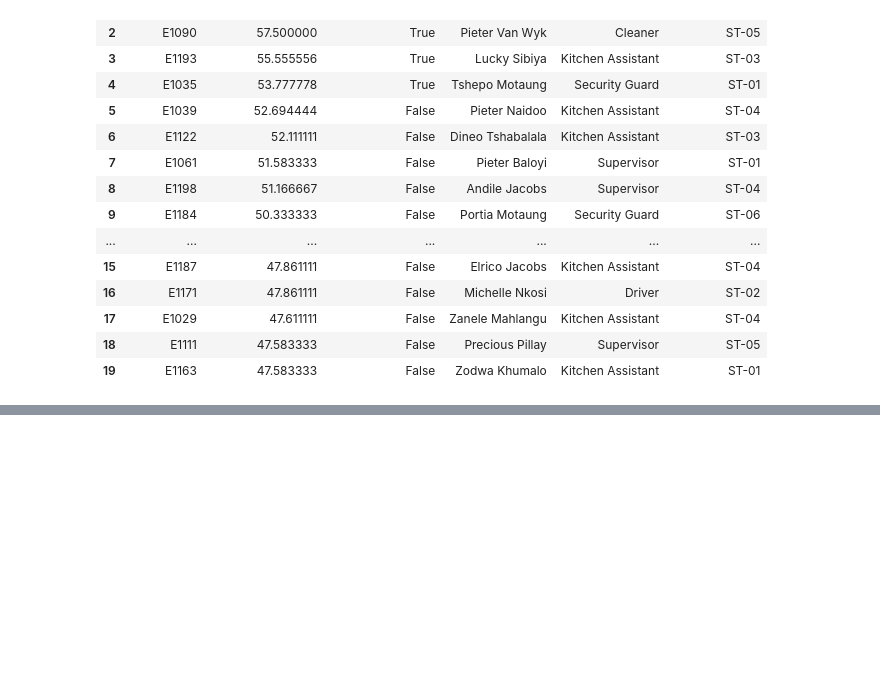
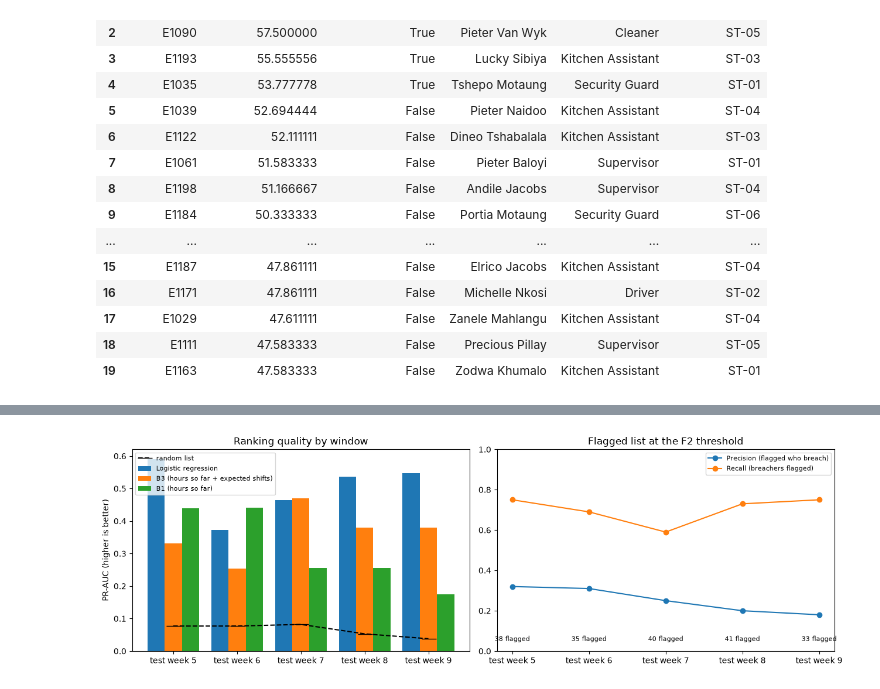
Before and after one commit to MistryDev09/JemTechnical, a Jupyter notebook: data_modeling.ipynb, the cells around one changed output, grey strips where cells are left out. Cells and saved outputs as stored; diff of their text form; code cells hidden in the pictures; blank space fills up the shorter version.

```diff
--- a/data_modeling.ipynb
+++ b/data_modeling.ipynb
@@ -239,0 +293,15 @@ predicted breaches: people 33 | employee IDs 38 of 213
+# %%
+rng = np.random.default_rng(0)
+sample = labelled.sample(40, random_state=0)
+for r in sample.itertuples():
+    mine = seg_base[(seg_base.person_key == r.person_key) & (seg_base.week_start == r.week_start)]
+    so_far = mine[mine.shift_date <= r.week_start + pd.Timedelta(days=OFFSET)]
+    assert abs(so_far.hours.sum() - r.hours_so_far) < 1e-9, "hours_so_far mismatch"
+    assert so_far.shift_id.nunique() == r.shifts_so_far
+    assert (so_far.shift_date <= r.week_start + pd.Timedelta(days=OFFSET)).all()      # nothing after the cutoff
+    prior = seg_base[(seg_base.person_key == r.person_key) & (seg_base.week_start < r.week_start)]
+    n_prior_weeks = int(r.n_prior_weeks)
+    assert abs(prior.hours.sum() / n_prior_weeks - r.avg_weekly_hours_prior) < 1e-9, "history mismatch"
+assert (table.loc[table.week_start == current_week, "breach"].isna()).all()
+assert (labelled.hours_so_far <= labelled.final_hours + 1e-9).all()
+print("leakage checks passed on", len(sample), "random person-weeks")
@@ -239,0 +475,23 @@ predicted breaches: people 33 | employee IDs 38 of 213
+# %%
+fig, axes = plt.subplots(1, 2, figsize=(13, 4.2))
+w = window_table.iloc[:-1]
+x = np.arange(len(w)); labels = [f"test week {i + 5}" for i in range(len(w))]
+
+ax = axes[0]
+ax.bar(x - 0.27, w["PR-AUC LR"], 0.27, label="Logistic regression")
+ax.bar(x, w["PR-AUC B3"], 0.27, label="B3 (hours so far + expected shifts)")
+ax.bar(x + 0.27, w["PR-AUC B1"], 0.27, label="B1 (hours so far)")
+ax.plot(x, w["random list"], "k--", marker="_", markersize=18, label="random list")
+ax.set_xticks(x); ax.set_xticklabels(labels); ax.set_ylabel("PR-AUC (higher is better)")
+ax.set_title("Ranking quality by window"); ax.legend(fontsize=8)
+
+ax = axes[1]
+ax.plot(x, w["precision"], marker="o", label="Precision (flagged who breach)")
+ax.plot(x, w["recall"], marker="o", label="Recall (breachers flagged)")
+ax.set_xticks(x); ax.set_xticklabels(labels); ax.set_ylim(0, 1)
+for i, r in enumerate(w.itertuples()):
+    ax.annotate(f"{r.flagged} flagged", (i, 0.05), ha="center", fontsize=8)
+ax.set_title("Flagged list at the F2 threshold"); ax.legend(fontsize=8)
+plt.tight_layout(); plt.show()
+# %% [output]
+[figure, added]
```
Also changed, not shown: parts of 34 cells of this notebook, 6 other files.
